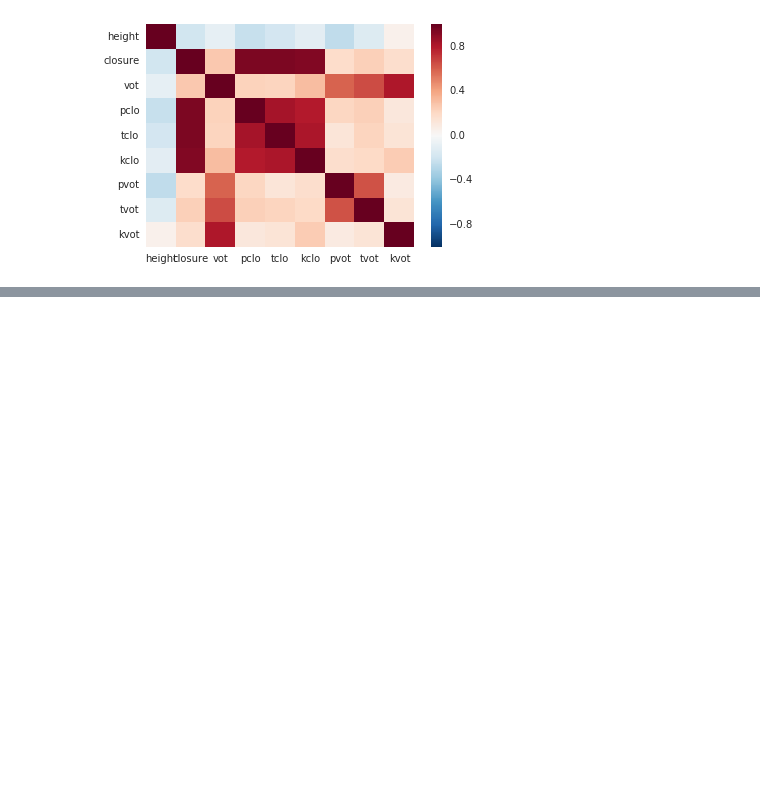
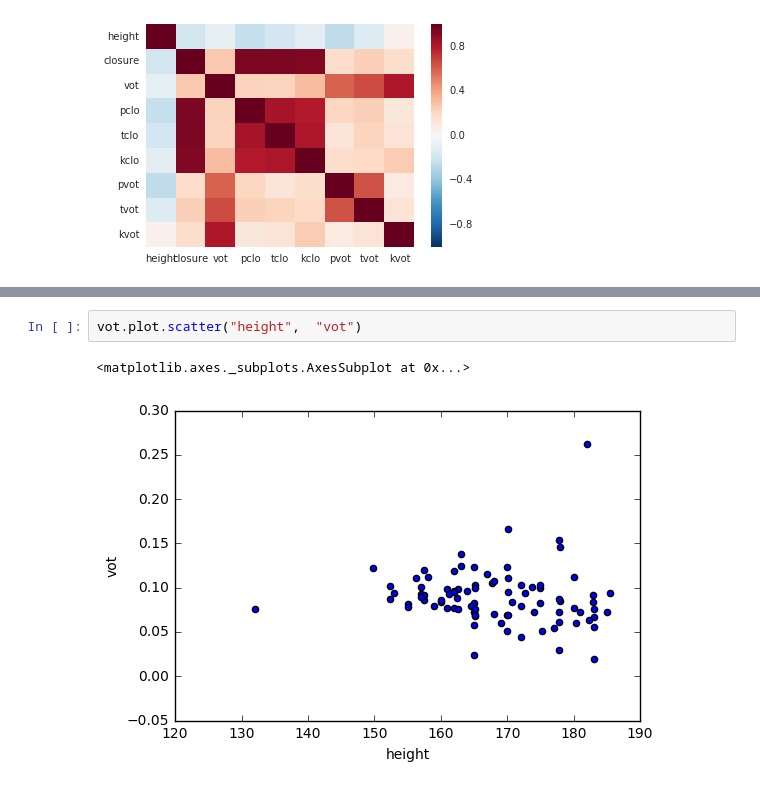
Before and after one commit to ds-modules/LINGUIS-110, a Jupyter notebook: Exploration.ipynb, the cells around one changed output, grey strips where cells are left out. Saved outputs shown, nothing was run; the diff lists cells and outputs as text; blank space fills up the shorter version.

```diff
--- a/Exploration.ipynb
+++ b/Exploration.ipynb
@@ -39,0 +51,5 @@ for column in vot.columns[2:]:
+# %%
+vot.plot.scatter("height",  "vot")
+# %% [output]
+<matplotlib.axes._subplots.AxesSubplot at 0x...>
+[figure, added]
```
Also changed, not shown: parts of 4 cells of this notebook.
